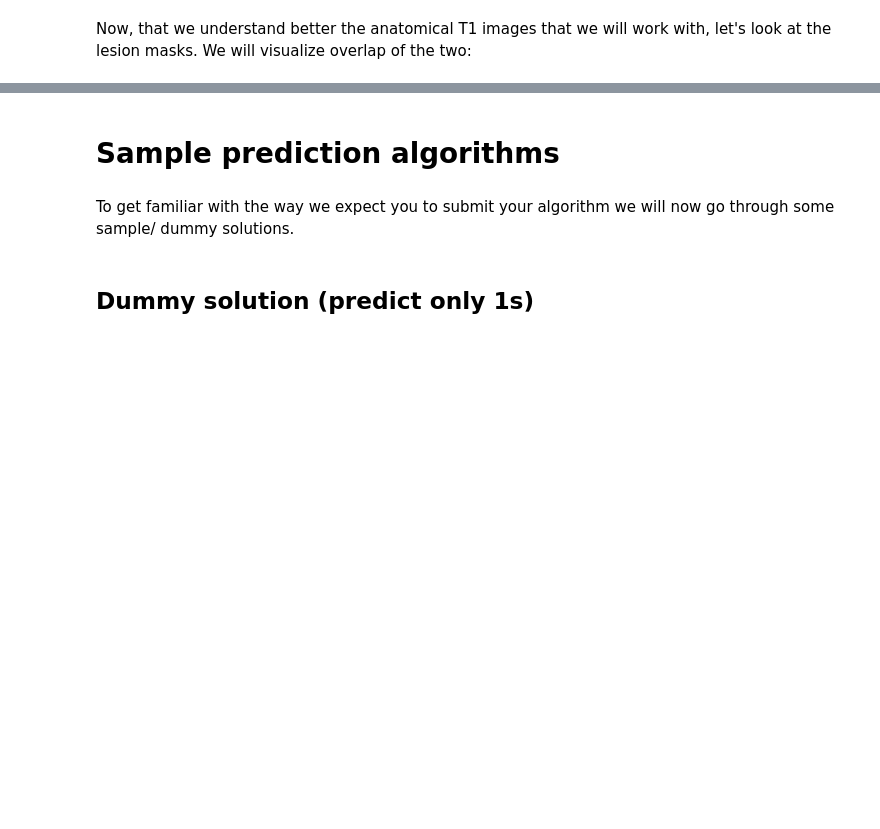
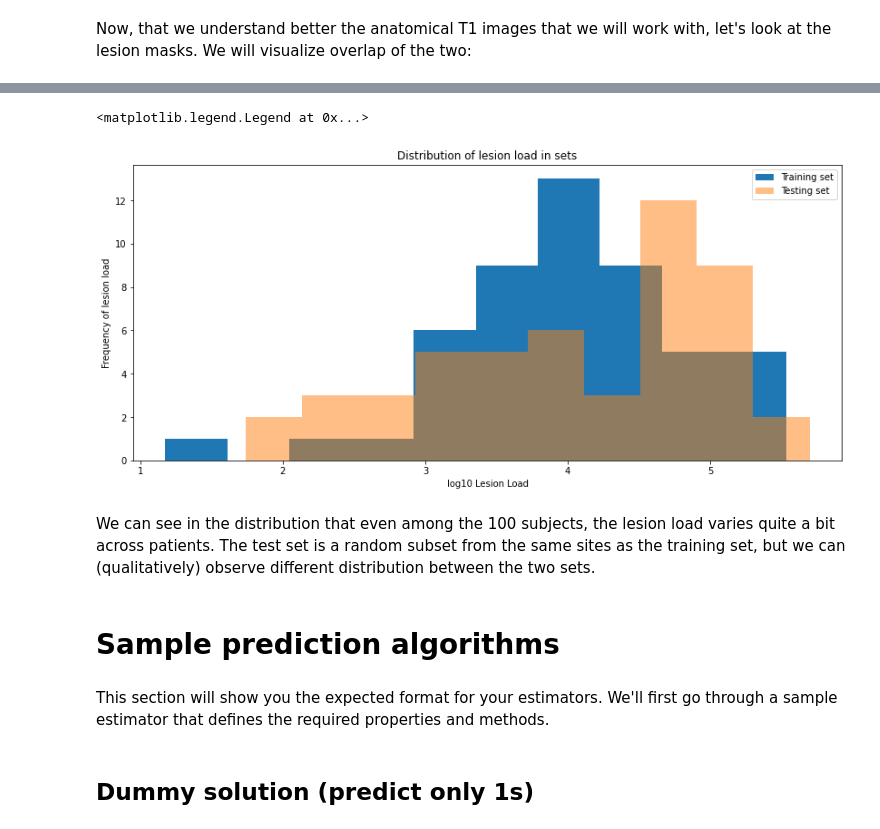
Before and after one commit to ramp-kits/stroke_lesions, a Jupyter notebook: stroke_starting_kit.ipynb, the cells around one changed output, grey strips where cells are left out. Cells and saved outputs as stored; diff of their text form; code cells hidden in the pictures; blank space fills up the shorter version.

```diff
--- a/stroke_starting_kit.ipynb
+++ b/stroke_starting_kit.ipynb
@@ -187,0 +197,12 @@ By normalizing to the MNI space we are trying to align and warp the brain to mat
+# %%
+from bids_loader import BIDSLoader
+training_set = BIDSLoader(root_dir='data/train/',
+                          data_entities={'subject': '',
+                                         'session': '',
+                                         'suffix': 'T1w'},
+                          target_entities={'label': 'L',
+                                          'desc': 'T1lesion',
+                                          'suffix': 'mask'},
+                          data_derivatives_names=['ATLAS'],
+                          target_derivatives_names=['ATLAS'],
+                          label_names=['not lesion', 'lesion'])
@@ -187,0 +219,4 @@ By normalizing to the MNI space we are trying to align and warp the brain to mat
+# %%
+data, target = training_set.load_sample(0)
+print(f'data shape: {data.shape}')
+print(f'target shape: {target.shape}')
@@ -292,6 +264,36 @@ The sizes of the lesions vary a lot between patients.
+# %%
+from config import bids_loader_train, bids_loader_test  # Default loaders for starting kit
+
+subset_size = 50  # number of subjects to examine; reduce if it takes too long to load
+lesion_load_train = np.zeros((subset_size,))  # lesion load per subject
+lesion_load_test = np.zeros((subset_size,))
+
+# Load the data, compute the lesion load, store
+for i in range(subset_size):
+    target_tuple = bids_loader_train.target_list[i]
+    target = bids_loader_train.load_image_tuple(target_tuple)
+    lesion_load_train[i] = np.sum(target)
+for i in range(subset_size):
+    target_tuple = bids_loader_test.target_list[i]
+    target = bids_loader_test.load_image_tuple(target_tuple)
+    lesion_load_test[i] = np.sum(target)
+# %%
+# Plot the distribution!
+from matplotlib import pyplot as plt
+plt.hist(np.log10(lesion_load_train), bins=10)  # Note the log scale
+plt.hist(np.log10(lesion_load_test), bins=10, alpha=0.5)
+plt.xlabel('log10 Lesion Load')
+plt.ylabel('Frequency of lesion load')
+plt.title('Distribution of lesion load in sets')
+plt.legend(['Training set', 'Testing set'])
+# %% [output]
+<matplotlib.legend.Legend at 0x...>
+[figure, added]
+# %% [markdown]
+We can see in the distribution that even among the 100 subjects, the lesion load varies quite a bit across patients. The test set is a random subset from the same sites as the training set, but we can (qualitatively) observe different distribution between the two sets.
 # %% [markdown]
-# Sample prediction algorithms
+# Sample prediction algorithms <a name=prediction></a>
-# %% [markdown]
-To get familiar with the way we expect you to submit your algorithm we will now go through some sample/ dummy solutions.
+# %% [markdown]
+This section will show you the expected format for your estimators. We'll first go through a sample estimator that defines the required properties and methods.
 # %% [markdown]
 ## Dummy solution (predict only 1s)
```
Also changed, not shown: parts of 144 cells of this notebook.
